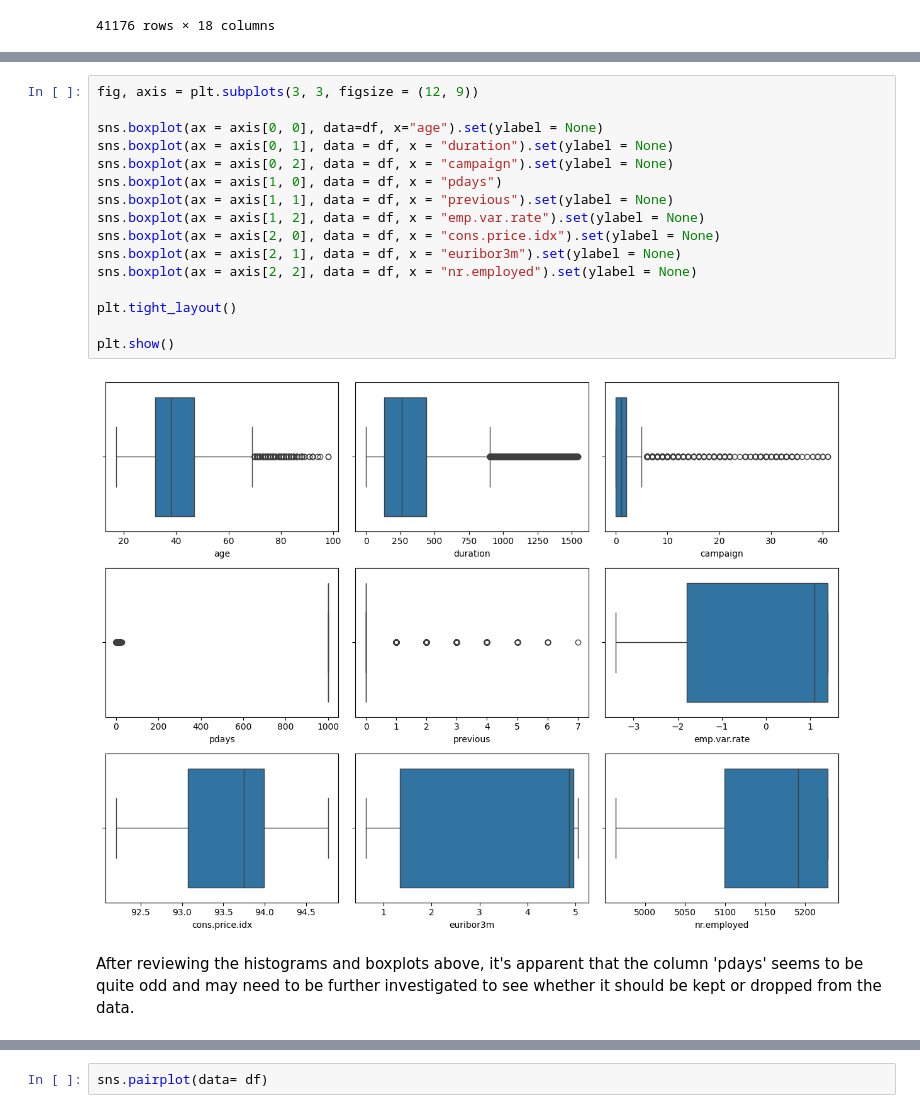
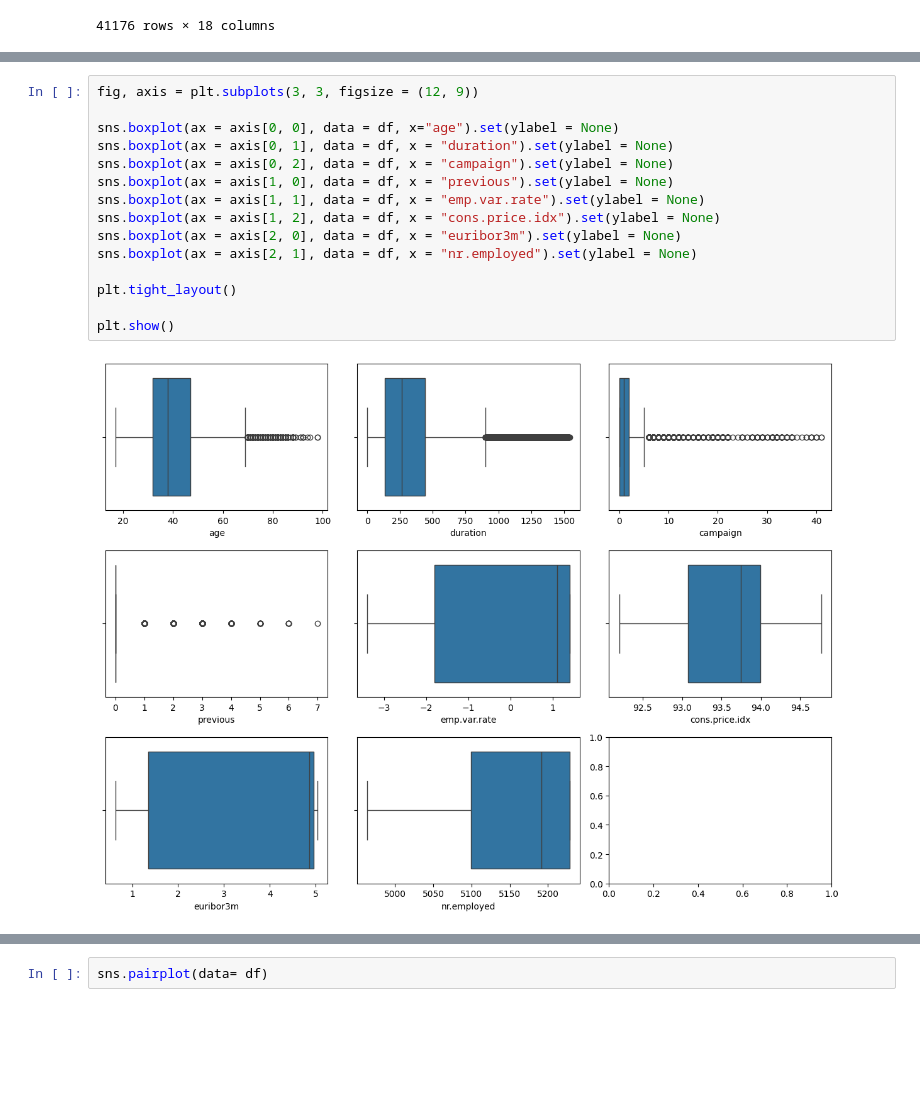
Before and after one commit to 4GeeksAcademy/Kransky_85_logistic_regression_project_template, a Jupyter notebook: src/explore.ipynb, the cells around one changed output, grey strips where cells are left out. Drawn from its saved outputs; the diff is of its cells as text; blank space fills up the shorter version.

```diff
--- a/src/explore.ipynb
+++ b/src/explore.ipynb
@@ -308,20 +267,17 @@ plt.show()
 # %%
 fig, axis = plt.subplots(3, 3, figsize = (12, 9))
 
-sns.boxplot(ax = axis[0, 0], data=df, x="age").set(ylabel = None)
+sns.boxplot(ax = axis[0, 0], data = df, x="age").set(ylabel = None)
 sns.boxplot(ax = axis[0, 1], data = df, x = "duration").set(ylabel = None)
 sns.boxplot(ax = axis[0, 2], data = df, x = "campaign").set(ylabel = None)
-sns.boxplot(ax = axis[1, 0], data = df, x = "pdays")
-sns.boxplot(ax = axis[1, 1], data = df, x = "previous").set(ylabel = None)
-sns.boxplot(ax = axis[1, 2], data = df, x = "emp.var.rate").set(ylabel = None)
-sns.boxplot(ax = axis[2, 0], data = df, x = "cons.price.idx").set(ylabel = None)
-sns.boxplot(ax = axis[2, 1], data = df, x = "euribor3m").set(ylabel = None)
-sns.boxplot(ax = axis[2, 2], data = df, x = "nr.employed").set(ylabel = None)
+sns.boxplot(ax = axis[1, 0], data = df, x = "previous").set(ylabel = None)
+sns.boxplot(ax = axis[1, 1], data = df, x = "emp.var.rate").set(ylabel = None)
+sns.boxplot(ax = axis[1, 2], data = df, x = "cons.price.idx").set(ylabel = None)
+sns.boxplot(ax = axis[2, 0], data = df, x = "euribor3m").set(ylabel = None)
+sns.boxplot(ax = axis[2, 1], data = df, x = "nr.employed").set(ylabel = None)
 
 plt.tight_layout()
 
 plt.show()
 # %% [output]
-[figure, old version]
+[figure, new version]
-# %% [markdown]
-After reviewing the histograms and boxplots above, it's apparent that the column 'pdays' seems to be quite odd and may need to be further investigated to see whether it should be kept or dropped from the data.
```
Also changed, not shown: parts of 35 cells of this notebook.
